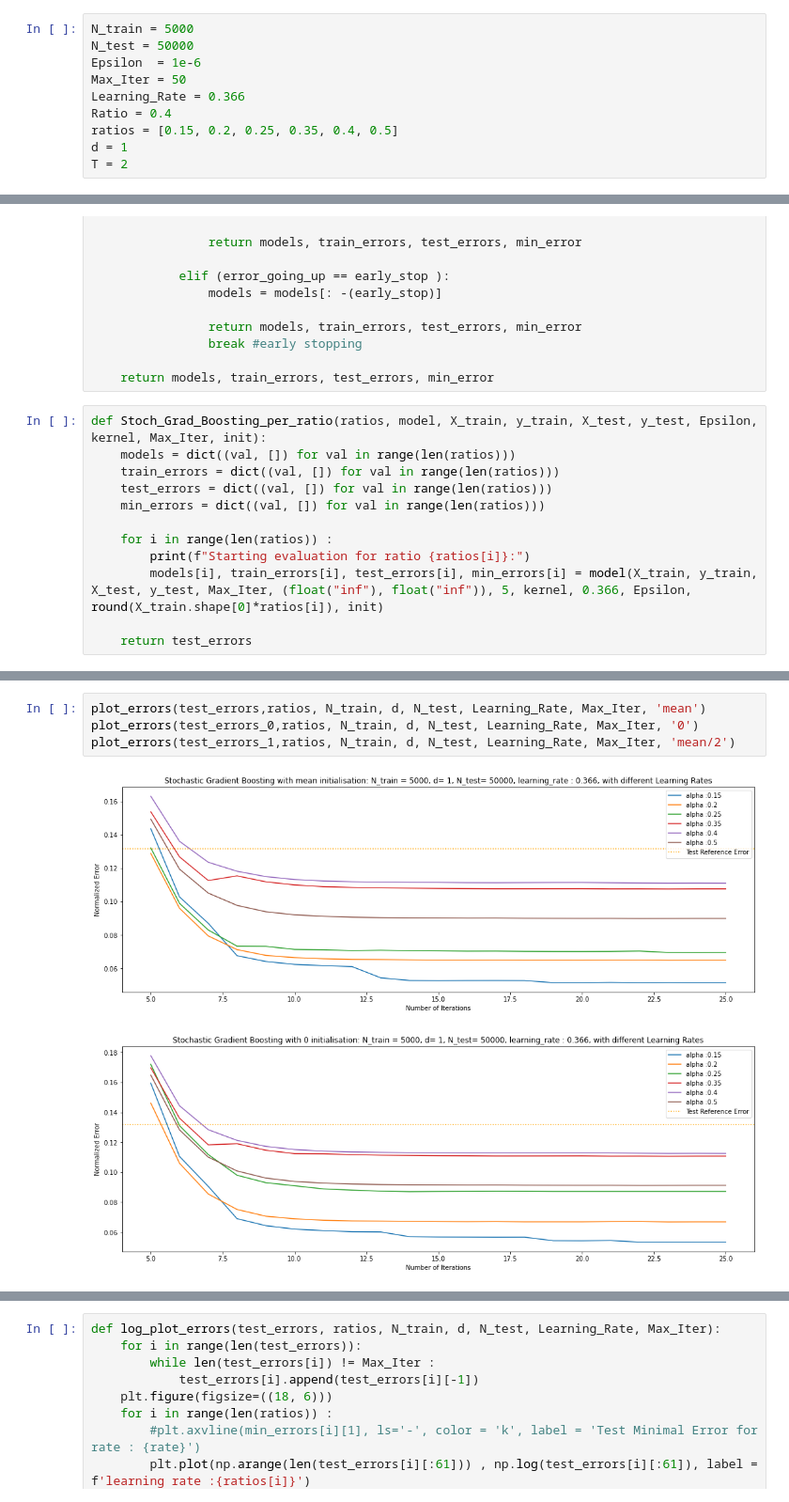
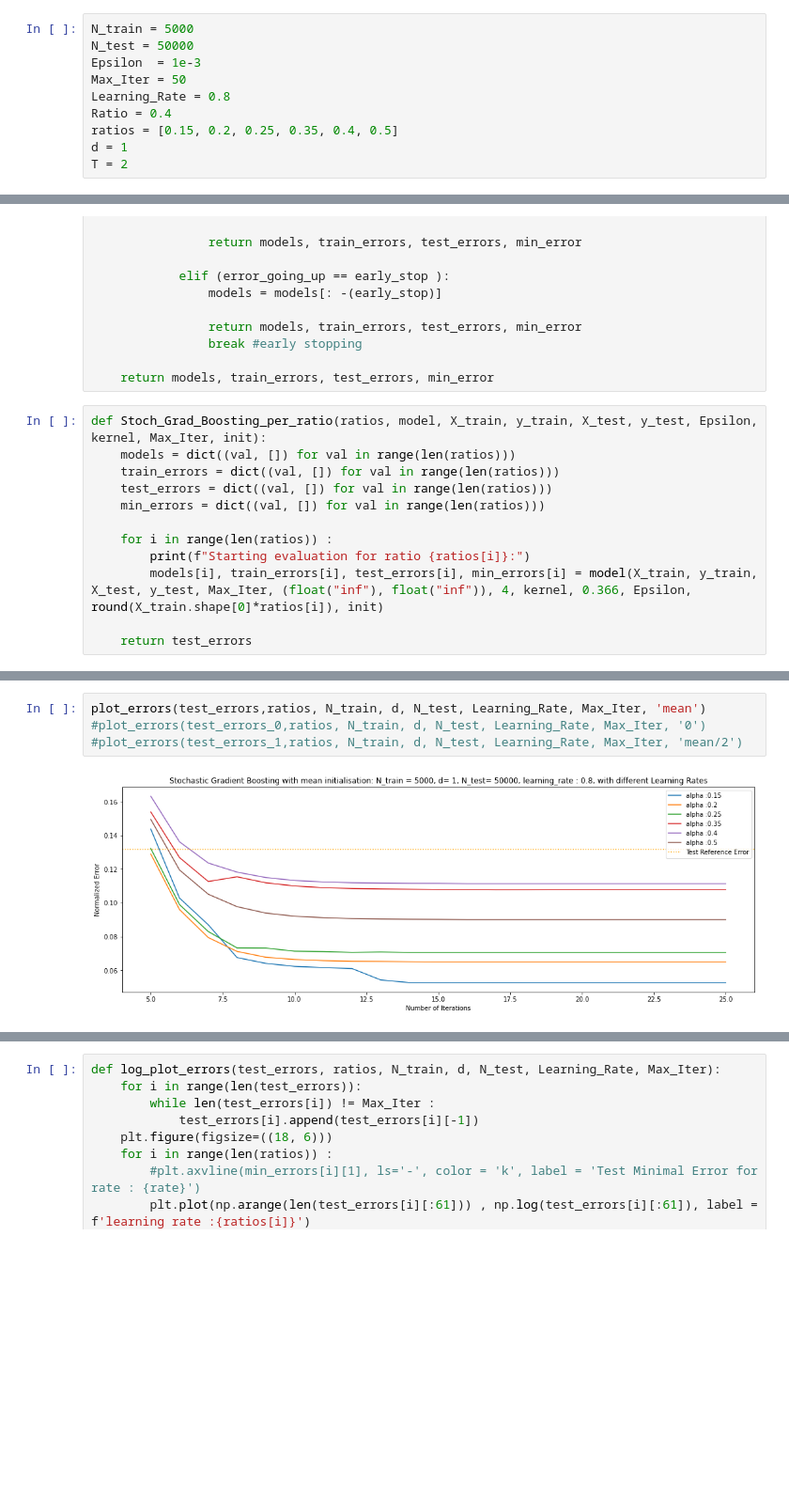
Before and after one commit to tlpss/ML-Project2, a Jupyter notebook: notebooks/#0008_Ensemble_Stochastic_Gradient_Boosting.ipynb, the cells around one changed output, grey strips where cells are left out. Shown at 94% size. Saved outputs shown, nothing was run; the diff lists cells and outputs as text; blank space fills up the shorter version.

```diff
--- a/notebooks/#0008_Ensemble_Stochastic_Gradient_Boosting.ipynb
+++ b/notebooks/#0008_Ensemble_Stochastic_Gradient_Boosting.ipynb
@@ -23,9 +23,9 @@ np.random.seed(2020)
 # %%
 N_train = 5000
 N_test = 50000
-Epsilon  = 1e-6
+Epsilon  = 1e-3
 Max_Iter = 50
-Learning_Rate = 0.366
+Learning_Rate = 0.8
 Ratio = 0.4
 ratios = [0.15, 0.2, 0.25, 0.35, 0.4, 0.5]
 d = 1
@@ -167,6 +167,6 @@ def Stoch_Grad_Boosting_per_ratio(ratios, model, X_train, y_train, X_test, y_tes
 
     for i in range(len(ratios)) :
         print(f"Starting evaluation for ratio {ratios[i]}:")
-        models[i], train_errors[i], test_errors[i], min_errors[i] = model(X_train, y_train, X_test, y_test, Max_Iter, (float("inf"), float("inf")), 5, kernel, 0.366, Epsilon, round(X_train.shape[0]*ratios[i]), init)
+        models[i], train_errors[i], test_errors[i], min_errors[i] = model(X_train, y_train, X_test, y_test, Max_Iter, (float("inf"), float("inf")), 4, kernel, 0.366, Epsilon, round(X_train.shape[0]*ratios[i]), init)
 
     return test_errors
@@ -317,7 +239,6 @@ Increase the number of iterations (max_iter) or scale the data as shown in:
 # %%
 plot_errors(test_errors,ratios, N_train, d, N_test, Learning_Rate, Max_Iter, 'mean')
-plot_errors(test_errors_0,ratios, N_train, d, N_test, Learning_Rate, Max_Iter, '0')
-plot_errors(test_errors_1,ratios, N_train, d, N_test, Learning_Rate, Max_Iter, 'mean/2')
+#plot_errors(test_errors_0,ratios, N_train, d, N_test, Learning_Rate, Max_Iter, '0')
+#plot_errors(test_errors_1,ratios, N_train, d, N_test, Learning_Rate, Max_Iter, 'mean/2')
 # %% [output]
-[figure, old version]
+[figure, new version]
-[figure, removed]
```
Also changed, not shown: parts of 5 cells of this notebook, 6 other files.
